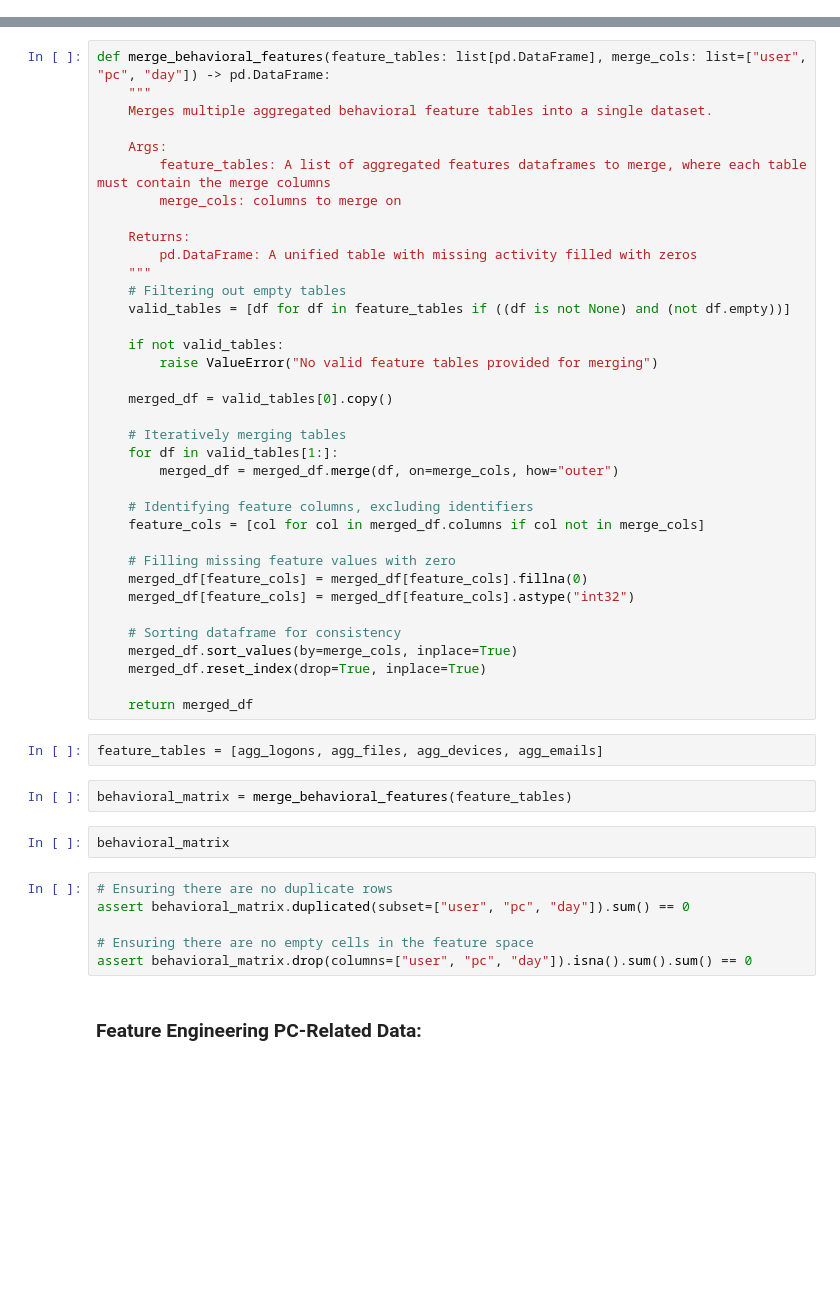
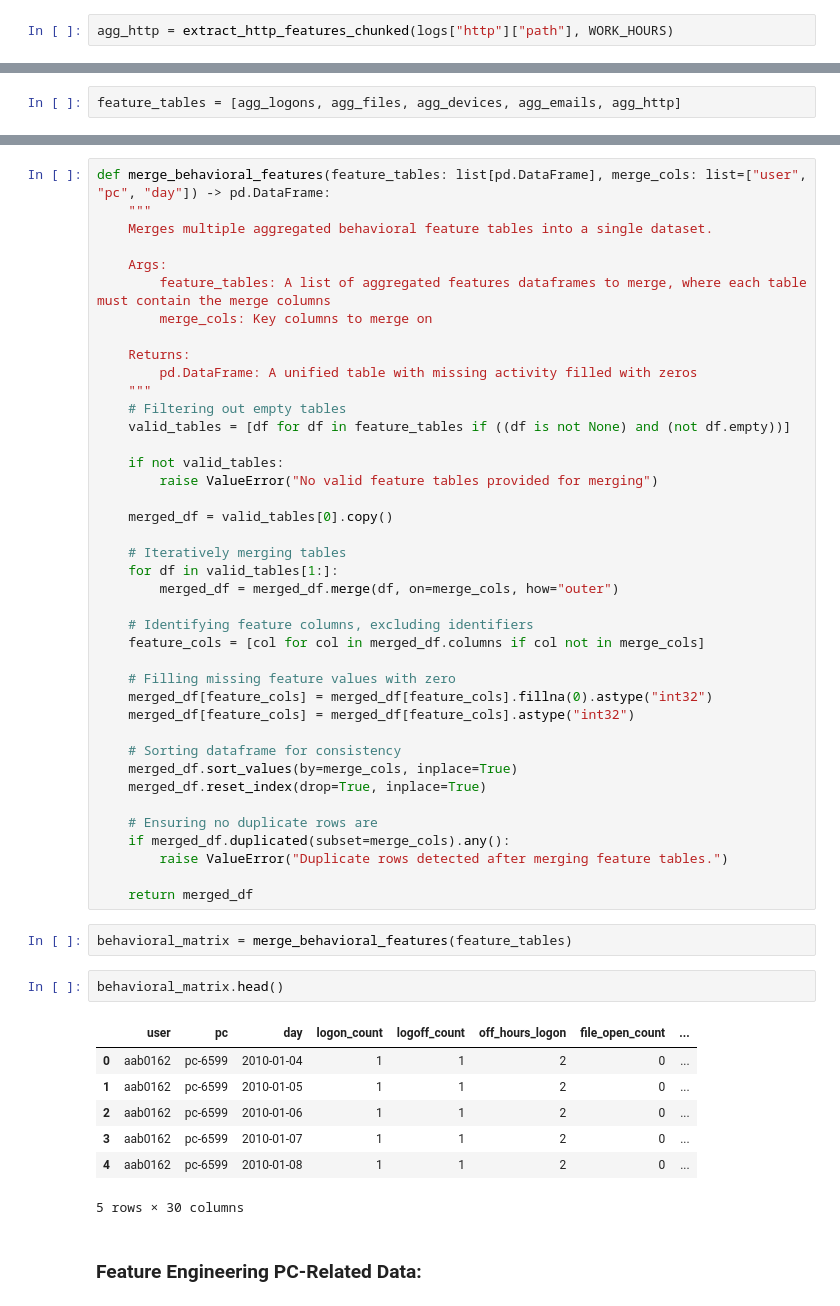
Before and after one commit to Aaron-Loera/Insider-Threat-Detection, a Jupyter notebook: CERT_Preprocessing.ipynb, the cells around one changed output, grey strips where cells are left out. Cells and saved outputs as stored; diff of their text form; blank space fills up the shorter version.

```diff
--- a/CERT_Preprocessing.ipynb
+++ b/CERT_Preprocessing.ipynb
@@ -313,0 +607,2 @@ agg_emails.head()
+# %%
+agg_http = extract_http_features_chunked(logs["http"]["path"], WORK_HOURS)
@@ -314,3 +618,5 @@ agg_emails.head()
+# %%
+feature_tables = [agg_logons, agg_files, agg_devices, agg_emails, agg_http]
 # %% [markdown]
 ### Merging Aggregated Feature Tables Into One Behavioral Matrix:
 # %%
@@ -320,7 +626,7 @@ def merge_behavioral_features(feature_tables: list[pd.DataFrame], merge_cols: li
 
     Args:
         feature_tables: A list of aggregated features dataframes to merge, where each table must contain the merge columns
-        merge_cols: columns to merge on
+        merge_cols: Key columns to merge on
 
     Returns:
         pd.DataFrame: A unified table with missing activity filled with zeros
@@ -341,26 +647,30 @@ def merge_behavioral_features(feature_tables: list[pd.DataFrame], merge_cols: li
     feature_cols = [col for col in merged_df.columns if col not in merge_cols]
 
     # Filling missing feature values with zero
-    merged_df[feature_cols] = merged_df[feature_cols].fillna(0)
+    merged_df[feature_cols] = merged_df[feature_cols].fillna(0).astype("int32")
     merged_df[feature_cols] = merged_df[feature_cols].astype("int32")
 
     # Sorting dataframe for consistency
     merged_df.sort_values(by=merge_cols, inplace=True)
     merged_df.reset_index(drop=True, inplace=True)
 
+    # Ensuring no duplicate rows are
+    if merged_df.duplicated(subset=merge_cols).any():
+        raise ValueError("Duplicate rows detected after merging feature tables.")
+
     return merged_df
-# %%
-feature_tables = [agg_logons, agg_files, agg_devices, agg_emails]
 # %%
 behavioral_matrix = merge_behavioral_features(feature_tables)
 # %%
-behavioral_matrix
+behavioral_matrix.head()
+# %% [output]
+|  | user | pc | day | logon_count | logoff_count | off_hours_logon | file_open_count | ... |
+| 0 | aab0162 | pc-6599 | 2010-01-04 | 1 | 1 | 2 | 0 | ... |
+| 1 | aab0162 | pc-6599 | 2010-01-05 | 1 | 1 | 2 | 0 | ... |
+| 2 | aab0162 | pc-6599 | 2010-01-06 | 1 | 1 | 2 | 0 | ... |
+| 3 | aab0162 | pc-6599 | 2010-01-07 | 1 | 1 | 2 | 0 | ... |
+| 4 | aab0162 | pc-6599 | 2010-01-08 | 1 | 1 | 2 | 0 | ... |
+5 rows × 30 columns
-# %%
-# Ensuring there are no duplicate rows
-assert behavioral_matrix.duplicated(subset=["user", "pc", "day"]).sum() == 0
-
-# Ensuring there are no empty cells in the feature space
-assert behavioral_matrix.drop(columns=["user", "pc", "day"]).isna().sum().sum() == 0
 # %% [markdown]
 ### Feature Engineering PC-Related Data:
 # %%
```
Also changed, not shown: parts of 59 cells of this notebook.
